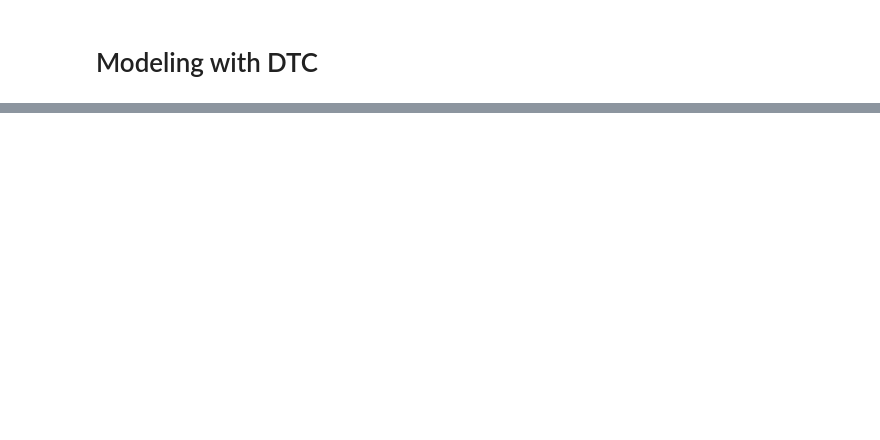
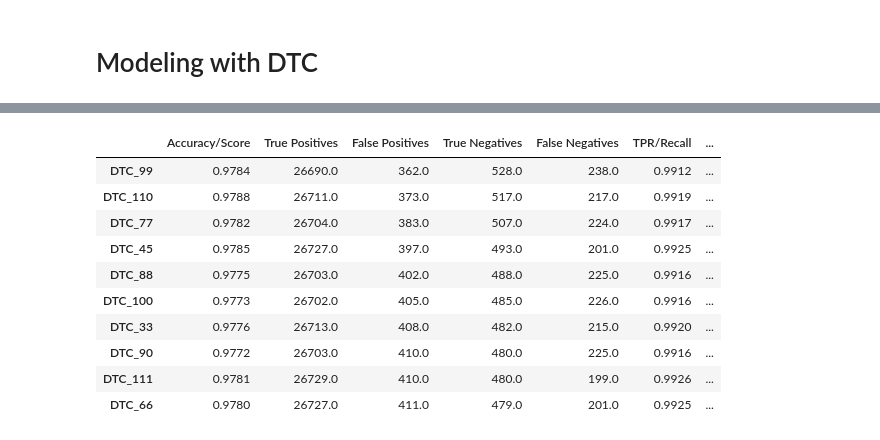
Before and after one commit to joshua-shorterivey/oct_2022_unemployment_project, a Jupyter notebook: model.ipynb, the cells around one changed output, grey strips where cells are left out. Cells and saved outputs as stored; diff of their text form; code cells hidden in the pictures; blank space fills up the shorter version.

```diff
--- a/model.ipynb
+++ b/model.ipynb
@@ -278,0 +256,14 @@ TypeError: cannot concatenate object of type '<class 'function'>'; only Series a
+# %%
+comparison_chart.T.sort_values(by='True Negative Rate', ascending=False).head(10)
+# %% [output]
+|  | Accuracy/Score | True Positives | False Positives | True Negatives | False Negatives | TPR/Recall | ... |
+| DTC_99 | 0.9784 | 26690.0 | 362.0 | 528.0 | 238.0 | 0.9912 | ... |
+| DTC_110 | 0.9788 | 26711.0 | 373.0 | 517.0 | 217.0 | 0.9919 | ... |
+| DTC_77 | 0.9782 | 26704.0 | 383.0 | 507.0 | 224.0 | 0.9917 | ... |
+| DTC_45 | 0.9785 | 26727.0 | 397.0 | 493.0 | 201.0 | 0.9925 | ... |
+| DTC_88 | 0.9775 | 26703.0 | 402.0 | 488.0 | 225.0 | 0.9916 | ... |
+| DTC_100 | 0.9773 | 26702.0 | 405.0 | 485.0 | 226.0 | 0.9916 | ... |
+| DTC_33 | 0.9776 | 26713.0 | 408.0 | 482.0 | 215.0 | 0.9920 | ... |
+| DTC_90 | 0.9772 | 26703.0 | 410.0 | 480.0 | 225.0 | 0.9916 | ... |
+| DTC_111 | 0.9781 | 26729.0 | 410.0 | 480.0 | 199.0 | 0.9926 | ... |
+| DTC_66 | 0.9780 | 26727.0 | 411.0 | 479.0 | 201.0 | 0.9925 | ... |
```
Also changed, not shown: parts of 21 cells of this notebook, 3 other files.
